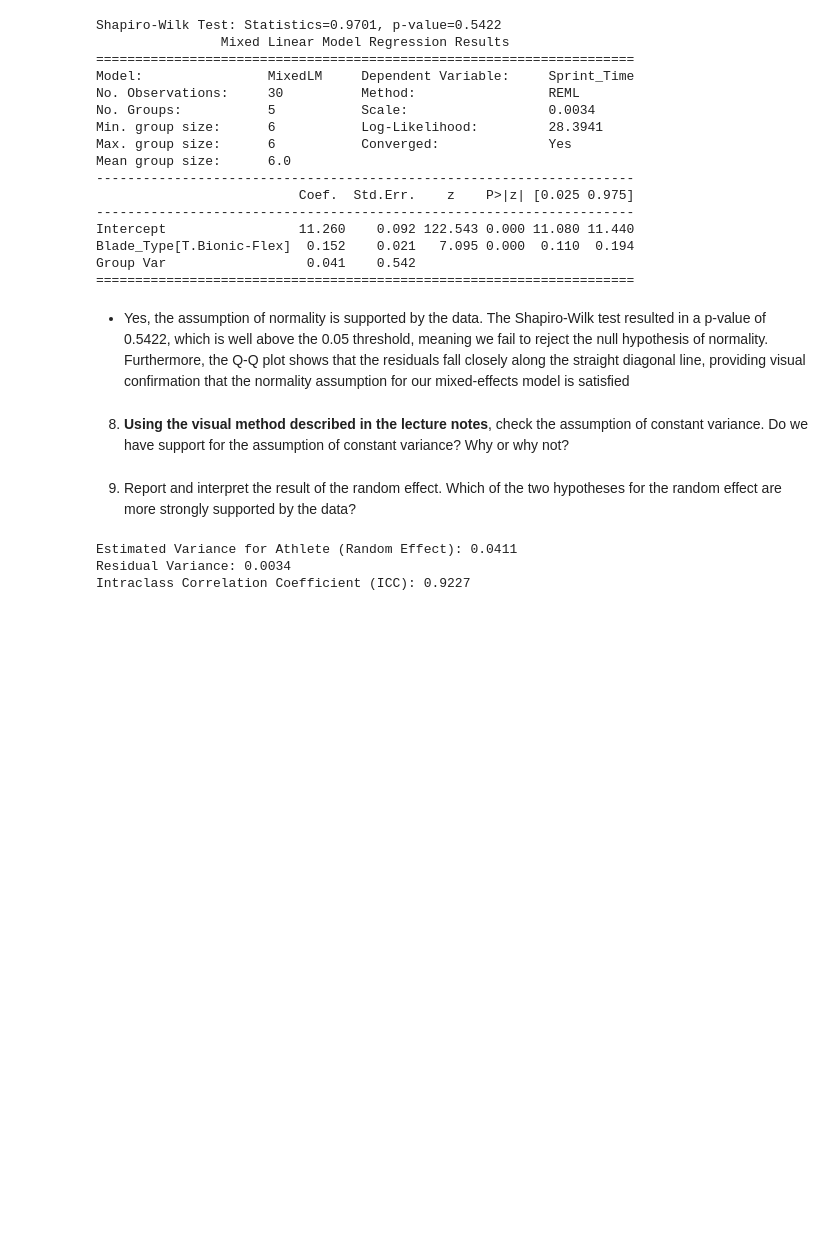
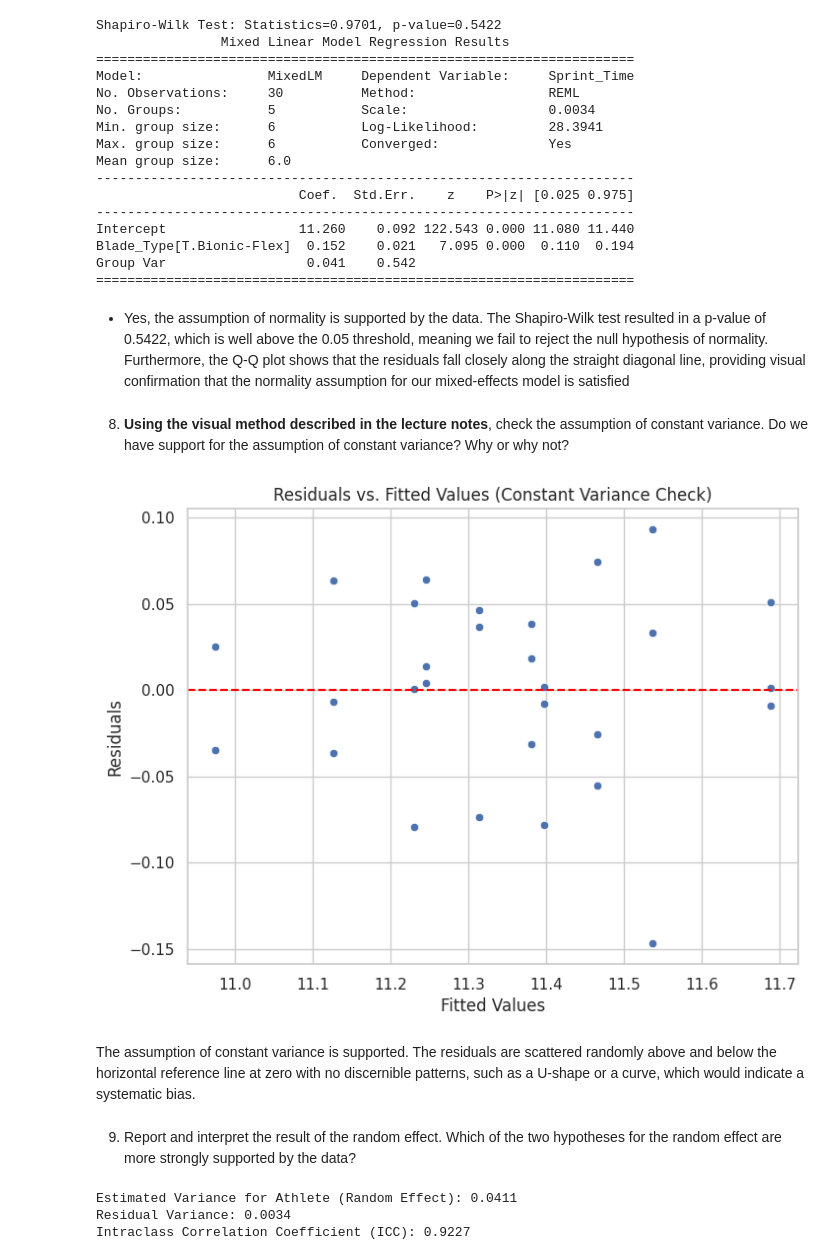
Before and after one commit to MihretTe/STAT-7220-Applied-Experimental-Design, a Jupyter notebook: Assignments/HW4/HW4.ipynb, the cells around one changed output. Cells and saved outputs as stored; diff of their text form; code cells hidden in the pictures; blank space fills up the shorter version.

```diff
--- a/Assignments/HW4/HW4.ipynb
+++ b/Assignments/HW4/HW4.ipynb
@@ -207,7 +207,26 @@ Group Var                  0.041    0.542
 # %% [markdown]
 8. **Using the visual method described in the lecture notes**, check the assumption of constant variance. Do we have support for the assumption of constant variance? Why or why not?
 # %%
-## Question 8 Code ##
+import matplotlib.pyplot as plt
+import seaborn as sns
+
+# 1. Extract fitted values and residuals
+fitted_values = model_result.fittedvalues
+residuals = model_result.resid
+
+# 2. Create the Residuals vs. Fitted Plot
+plt.figure(figsize=(8, 6))
+sns.scatterplot(x=fitted_values, y=residuals)
+plt.axhline(y=0, color='red', linestyle='--')
+plt.title('Residuals vs. Fitted Values (Constant Variance Check)')
+plt.xlabel('Fitted Values')
+plt.ylabel('Residuals')
+plt.show()
+# %% [output]
+[figure, added]
+# %% [markdown]
+
+The assumption of constant variance is supported. The residuals are scattered randomly above and below the horizontal reference line at zero with no discernible patterns, such as a U-shape or a curve, which would indicate a systematic bias.
 # %% [markdown]
 9. Report and interpret the result of the random effect. Which of the two hypotheses for the random effect are more strongly supported by the data?
 # %%
```
Also changed, not shown: parts of 1 cell of this notebook.
